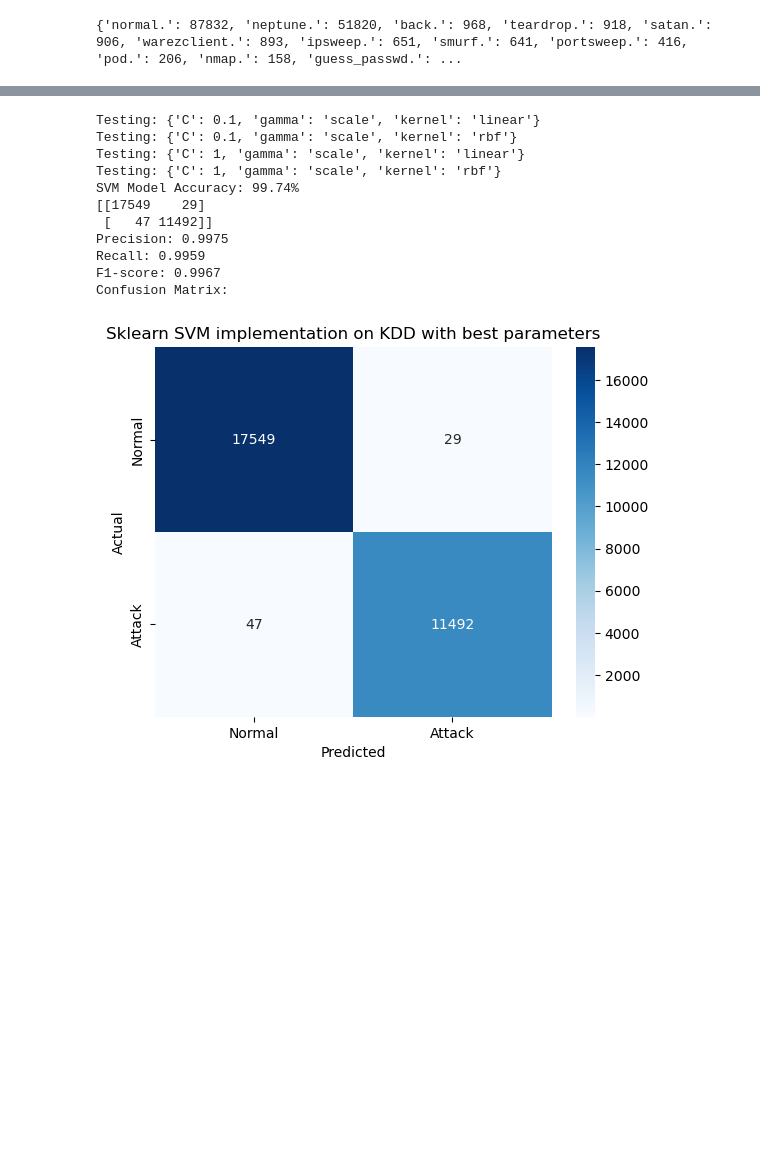
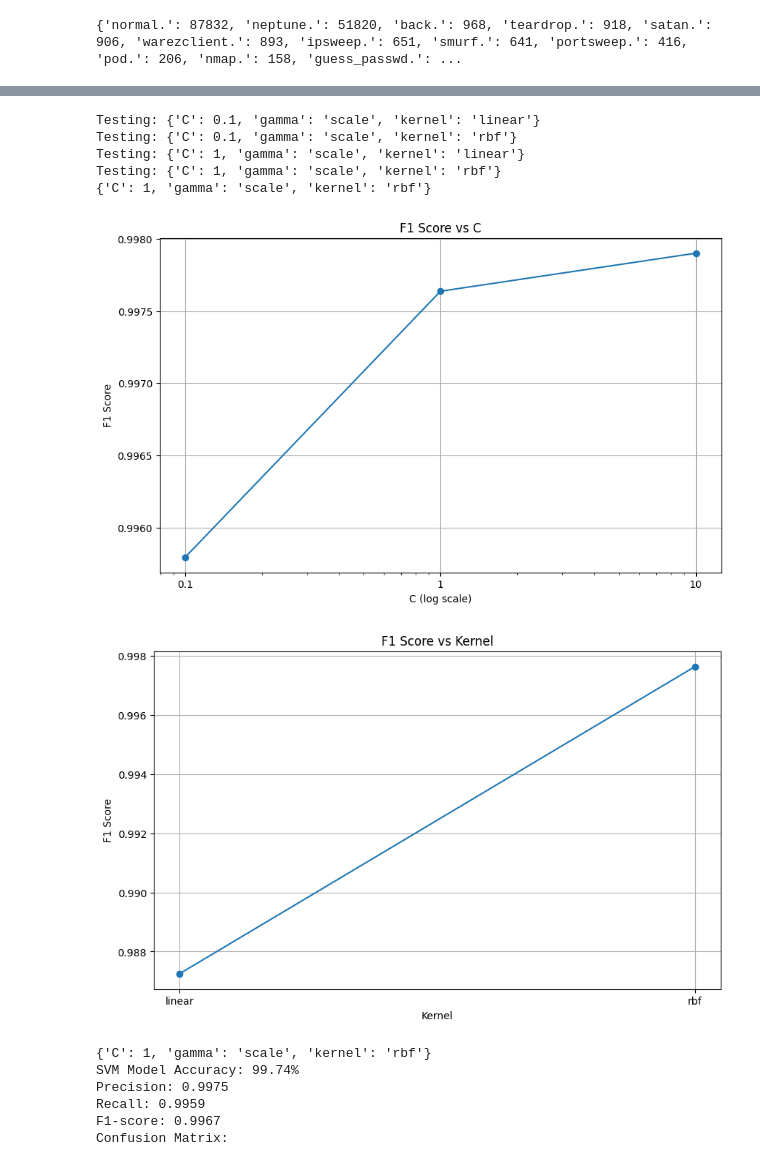
Before and after one commit to Satvik0110/Network-Intrusion-Detector, a Jupyter notebook: NID_using_SVM.ipynb, the cells around one changed output, grey strips where cells are left out. Saved outputs shown, nothing was run; the diff lists cells and outputs as text; code cells hidden in the pictures; blank space fills up the shorter version.

```diff
--- a/NID_using_SVM.ipynb
+++ b/NID_using_SVM.ipynb
@@ -581,43 +624,82 @@ from sklearn.svm import SVC
 
 best = bestparams(X_train, X_val, y_train, y_val)
 
+print(best)
+#f1 score v/s C graph
+C_values = [0.1, 1, 10]
+f1_scores = []
+for C in C_values:
+    model = SVC(C=C, kernel=best["kernel"], gamma=best["gamma"])
+    model.fit(X_train, y_train)
+    preds = model.predict(X_val)
+    f1_scores.append(f1_score(y_val, preds))
+
+plt.figure(figsize=(10, 6))
+plt.plot(C_values, f1_scores, marker='o')
+plt.xscale('log')
+plt.xlabel('C (log scale)')
+plt.ylabel('F1 Score')
+plt.title('F1 Score vs C')
+plt.xticks(C_values, [str(C) for C in C_values])
+plt.grid(True)
+plt.show()
+
+#f1 score v/s kernel graph
+kernel_values = ['linear', 'rbf']
+f1_scores = []
+for kernel in kernel_values:
+    model = SVC(C=best["C"], kernel=kernel, gamma=best["gamma"])
+    model.fit(X_train, y_train)
+    preds = model.predict(X_val)
+    f1_scores.append(f1_score(y_val, preds))
+
+plt.figure(figsize=(10, 6))
+plt.plot(kernel_values, f1_scores, marker='o')
+plt.xlabel('Kernel')
+plt.ylabel('F1 Score')
+plt.title('F1 Score vs Kernel')
+plt.xticks(kernel_values, kernel_values)
+plt.grid(True)
+plt.show()
+print(best)
 # Use sklearn SVC with best hyperparameters
 svm_classifier = SVC(**best)
 svm_classifier.fit(X_train, y_train)
 
 # Predict and check accuracy on test data
 y_pred_svm = svm_classifier.predict(X_test)
 accuracy_svm = np.mean(y_pred_svm == y_test) * 100
 
 print(f"SVM Model Accuracy: {accuracy_svm:.2f}%")
 
 # Evaluate performance metrics
 precision_svm = precision_score(y_test, y_pred_svm)
 recall_svm = recall_score(y_test, y_pred_svm)
 f1_svm = f1_score(y_test, y_pred_svm)
 conf_matrix_svm = confusion_matrix(y_test, y_pred_svm)
 # Print results
 print(f"Precision: {precision_svm:.4f}")
 print(f"Recall: {recall_svm:.4f}")
 print(f"F1-score: {f1_svm:.4f}")
 print("Confusion Matrix:")
 title='Sklearn SVM implementation on KDD with best parameters'
 #plt.figure(figsize=(5, 4))
 sns.heatmap(cm, annot=True, fmt="d", cmap="Blues", xticklabels=["Normal", "Attack"], yticklabels=["Normal", "Attack"])
 plt.xlabel("Predicted")
 plt.ylabel("Actual")
 plt.title(title)
 plt.show()
 # %% [output]
 Testing: {'C': 0.1, 'gamma': 'scale', 'kernel': 'linear'}
 Testing: {'C': 0.1, 'gamma': 'scale', 'kernel': 'rbf'}
 Testing: {'C': 1, 'gamma': 'scale', 'kernel': 'linear'}
 Testing: {'C': 1, 'gamma': 'scale', 'kernel': 'rbf'}
-SVM Model Accuracy: 99.74%
-[[17549    29]
- [   47 11492]]
-Precision: 0.9975
-Recall: 0.9959
-F1-score: 0.9967
-Confusion Matrix:
+{'C': 1, 'gamma': 'scale', 'kernel': 'rbf'}
-[figure, old version]
+[figure, new version]
+[figure, added]
+{'C': 1, 'gamma': 'scale', 'kernel': 'rbf'}
+SVM Model Accuracy: 99.74%
+Precision: 0.9975
+Recall: 0.9959
+F1-score: 0.9967
+Confusion Matrix:
```
Also changed, not shown: parts of 9 cells of this notebook.
